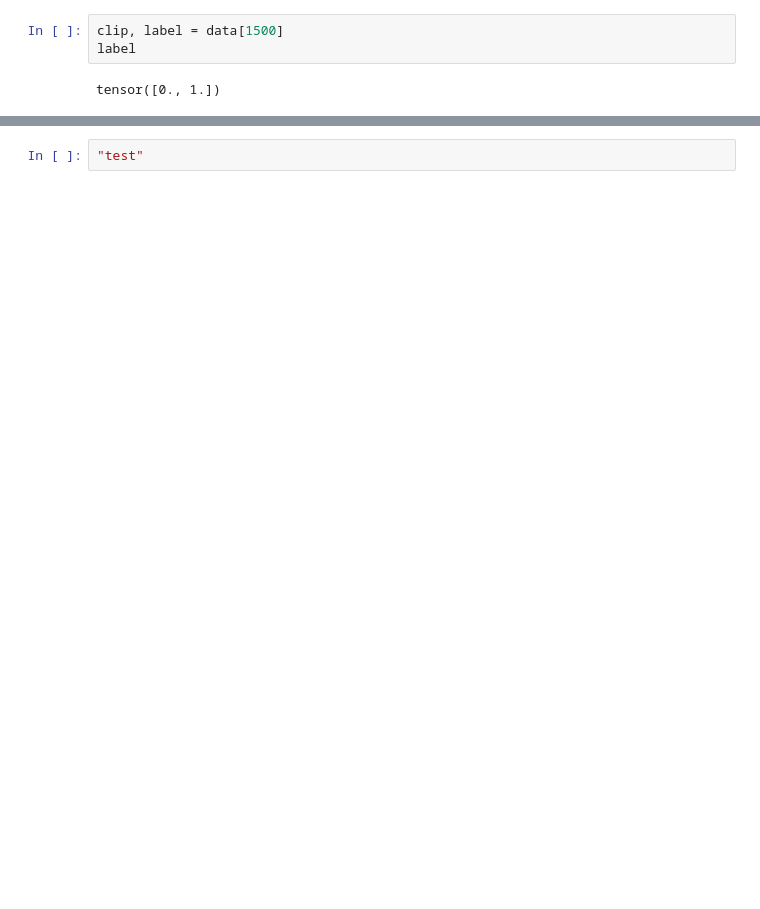
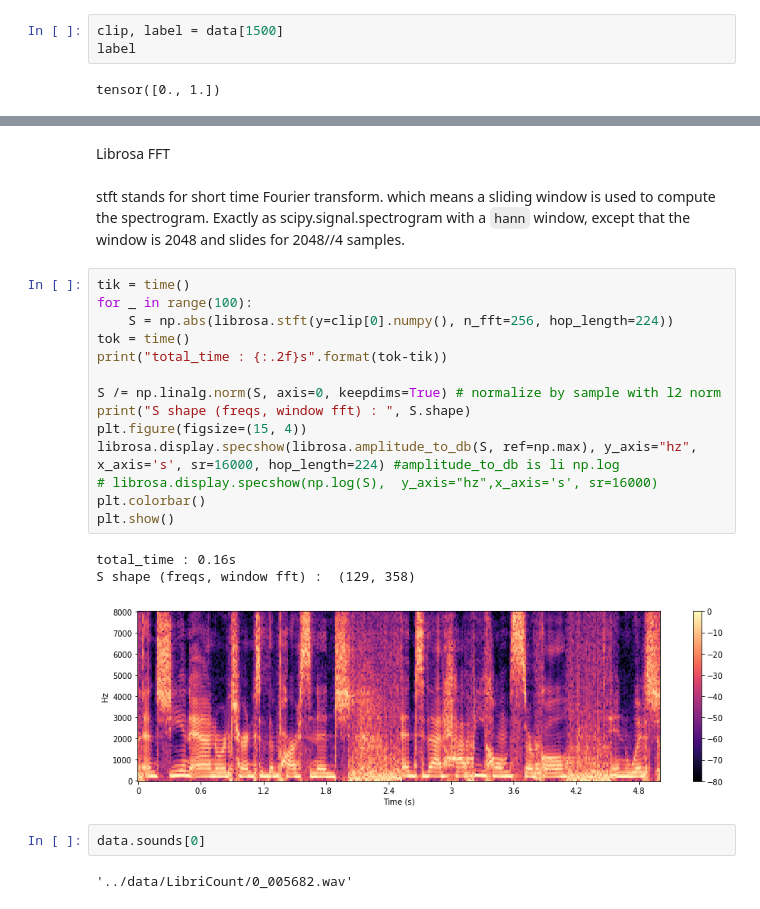
Before and after one commit to Mustapha-AJEGHRIR/klee_project_audio, a Jupyter notebook: notebooks/dataset.ipynb, the cells around one changed output, grey strips where cells are left out. Saved outputs shown, nothing was run; the diff lists cells and outputs as text; blank space fills up the shorter version.

```diff
--- a/notebooks/dataset.ipynb
+++ b/notebooks/dataset.ipynb
@@ -299,2 +313,26 @@ FFT shape :  (129, 357)
-# %%
-"test"
+# %% [markdown]
+Librosa FFT
+# %% [markdown]
+stft stands for short time Fourier transform. which means a sliding window is used to compute the spectrogram. Exactly as scipy.signal.spectrogram with a `hann` window, except that the window is 2048 and slides for 2048//4 samples.
+# %%
+tik = time()
+for _ in range(100):
+    S = np.abs(librosa.stft(y=clip[0].numpy(), n_fft=256, hop_length=224))
+tok = time()
+print("total_time : {:.2f}s".format(tok-tik))
+
+S /= np.linalg.norm(S, axis=0, keepdims=True) # normalize by sample with l2 norm
+print("S shape (freqs, window fft) : ", S.shape)
+plt.figure(figsize=(15, 4))
+librosa.display.specshow(librosa.amplitude_to_db(S, ref=np.max), y_axis="hz", x_axis='s', sr=16000, hop_length=224) #amplitude_to_db is li np.log
+# librosa.display.specshow(np.log(S),  y_axis="hz",x_axis='s', sr=16000)
+plt.colorbar()
+plt.show()
+# %% [output]
+total_time : 0.16s
+S shape (freqs, window fft) :  (129, 358)
+[figure, added]
+# %%
+data.sounds[0]
+# %% [output]
+'../data/LibriCount/0_005682.wav'
```
Also changed, not shown: parts of 5 cells of this notebook, 1 other file.
